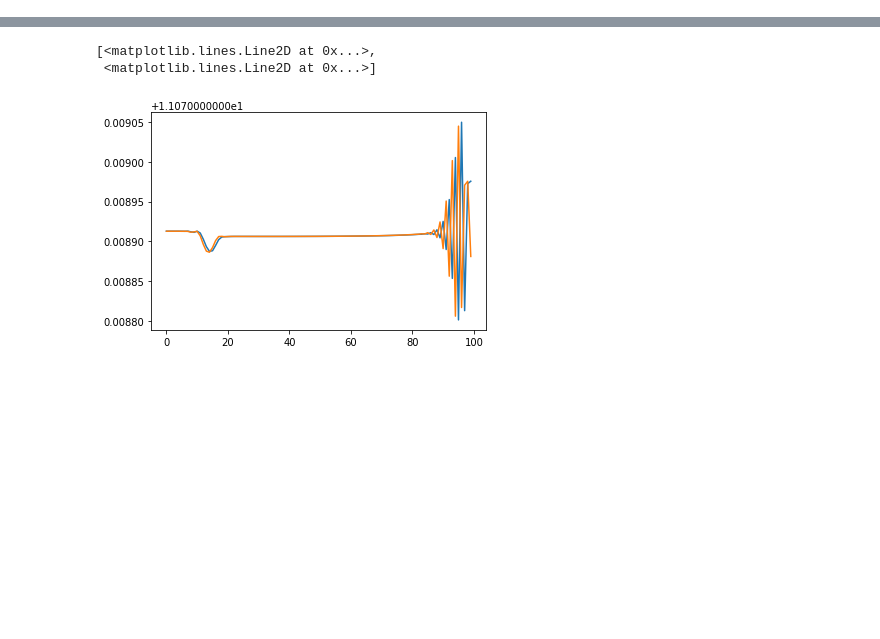
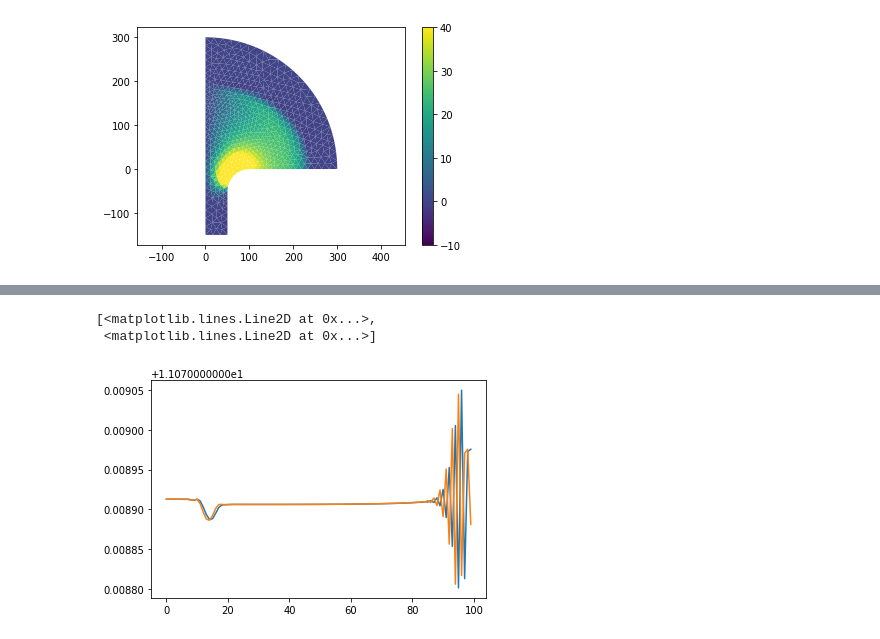
Before and after one commit to fredriclam/quail_volcano, a Jupyter notebook: scenarios/verification_acoustic/verification_acoustic.ipynb, the cells around one changed output, grey strips where cells are left out. Cells and saved outputs as stored; diff of their text form; code cells hidden in the pictures; blank space fills up the shorter version.

```diff
--- a/scenarios/verification_acoustic/verification_acoustic.ipynb
+++ b/scenarios/verification_acoustic/verification_acoustic.ipynb
@@ -74,3 +75,26 @@ os.chdir(target_dir)
 # %%
 %%capture
 %run $quail_path $target_file
+# %%
+# For implementing cylindrical coordinates
+os.chdir("C:\\Users\\Fredric\\Documents\\Volcano\\quail_volcano\\scenarios\\mixture_shocktube\\")
+solver1D_from = lambda i: readwritedatafiles.read_data_file(
+  f"mixture_shocktube_conduit_cyl_{i}.pkl")
+solver2D_from = lambda i, j: readwritedatafiles.read_data_file(
+  f"mixture_shocktube_atm{j}_cyl_{i}.pkl")
+# %%
+# Plot snapshot of momentum in radial direction
+
+i = 35
+x1, p = mdtools.downsample(solver2D_from(i,1), plot_qty="XMomentum")
+clims = (-10,40)
+mdtools.plot_mean(x1, p, clims)
+
+x2, p = mdtools.downsample(solver2D_from(i,2), plot_qty="XMomentum")
+mdtools.plot_mean(x2, p, clims)
+sm = plt.cm.ScalarMappable(
+  norm=matplotlib.colors.Normalize(vmin=clims[0], vmax=clims[1]),
+  cmap=plt.get_cmap())
+cb = plt.colorbar(sm)
+# %% [output]
+[figure, added]
```
Also changed, not shown: parts of 40 cells of this notebook, 3 other files.
